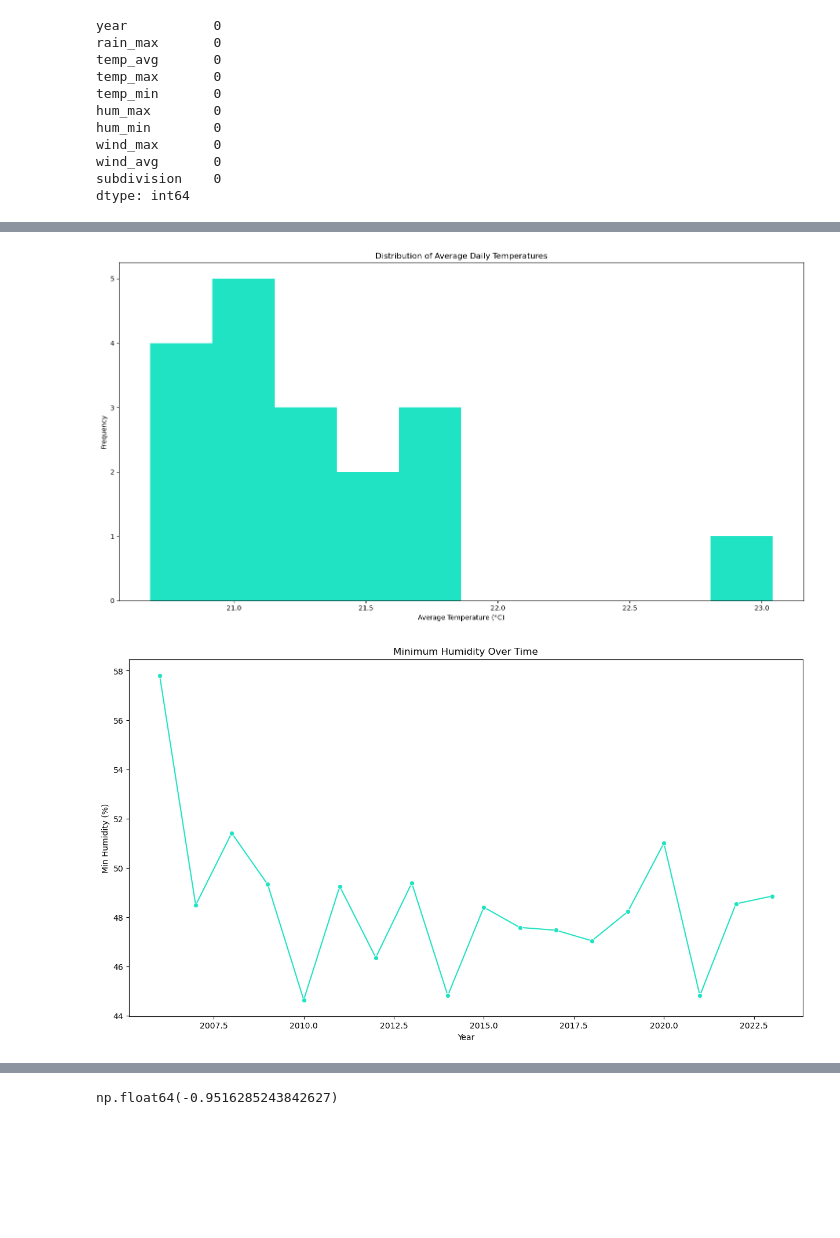
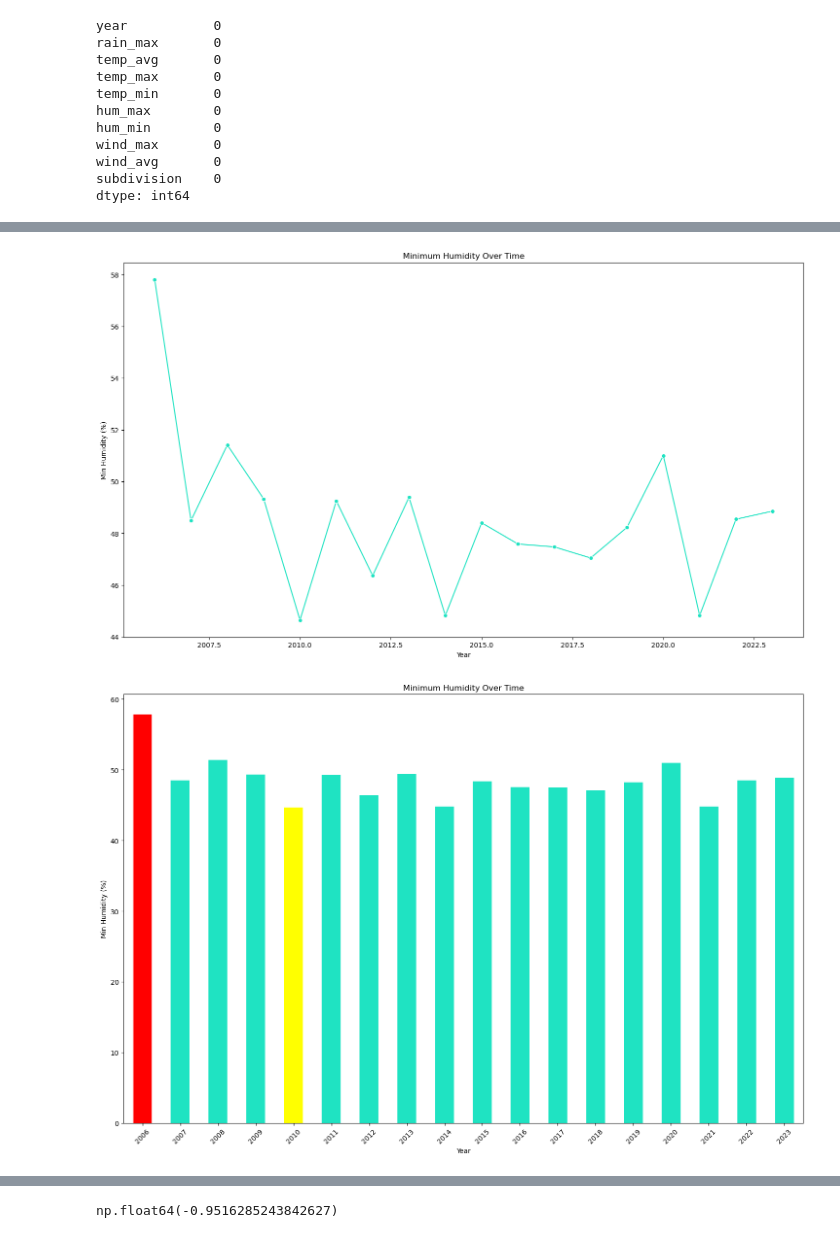
Before and after one commit to jesseniadia/Minas-Gerais-EDA, a Jupyter notebook: notebooks/explore_weather.ipynb, the cells around one changed output, grey strips where cells are left out. Drawn from its saved outputs; the diff is of its cells as text; code cells hidden in the pictures; blank space fills up the shorter version.

```diff
--- a/notebooks/explore_weather.ipynb
+++ b/notebooks/explore_weather.ipynb
@@ -73,6 +45,8 @@ import cartopy.crs as ccrs #For advanced cartographic projections and coordinate
 from pypalettes import add_cmap # Allows custom color maps for plotting (useful for themed or branded maps)
 from pyfonts import load_google_font # To import and use Google Fonts in matplotlib visualizations
 import unicodedata #for normalizing or inspecting Unicode text data (e.g., removing accents or categorizing characters)
+import matplotlib.pyplot as plt
+plt.style.use("default")  # Restores the light theme
 # %%
 # import data
 weather1 = pd.read_csv("../data/weather/weather_data1.csv")
@@ -228,10 +393,0 @@ plt.tight_layout()
-# %%
-
-# average temperature Histogram shows distribution of average daily temperatures with gaps in our data set.
-weather["temp_avg"].plot.hist(figsize=(15,8), color="#1FE3C2")
-plt.xlabel("Average Temperature (°C)")
-plt.ylabel("Frequency")
-plt.title("Distribution of Average Daily Temperatures")
-plt.tight_layout()
-# %% [output]
-[figure, removed]
@@ -242,10 +394,27 @@ plt.tight_layout()
 # %%
 # TODO: minimum humidity Line Plot
-plt.figure(figsize=(15, 8))
+plt.figure(figsize=(18, 10))
 sns.lineplot(data=weather, x="year", y="hum_min", marker='o', color="#1FE3C2")
 plt.title("Minimum Humidity Over Time")
 plt.xlabel("Year")
 plt.ylabel("Min Humidity (%)")
 plt.show()
+
+#minimum humidity Bar Chart
+hum = weather.groupby("year")["hum_min"].mean()
+colors = ['#1FE3C2'] * len(hum)
+
+# significance highlight
+colors[hum.index.get_loc(hum.idxmin())] = 'yellow'
+colors[hum.index.get_loc(hum.idxmax())] = 'red'
+
+hum.plot(kind="bar", color=colors, figsize=(14.8, 10))
+plt.title("Minimum Humidity Over Time")
+plt.xlabel("Year")
+plt.ylabel("Min Humidity (%)")
+plt.xticks(rotation=45)
+plt.tight_layout()
+plt.show()
 # %% [output]
-[figure, old version]
+[figure, new version]
+[figure, added]
```
Also changed, not shown: parts of 79 cells of this notebook, 2 other files.
